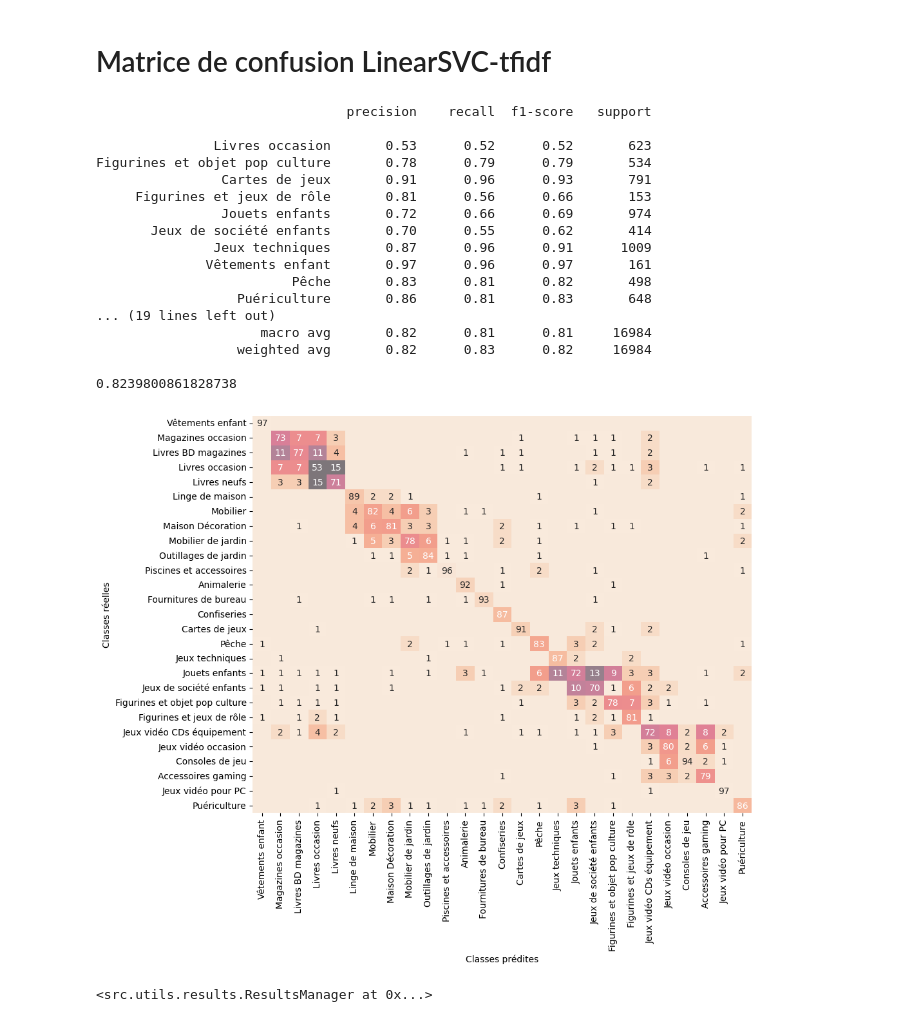
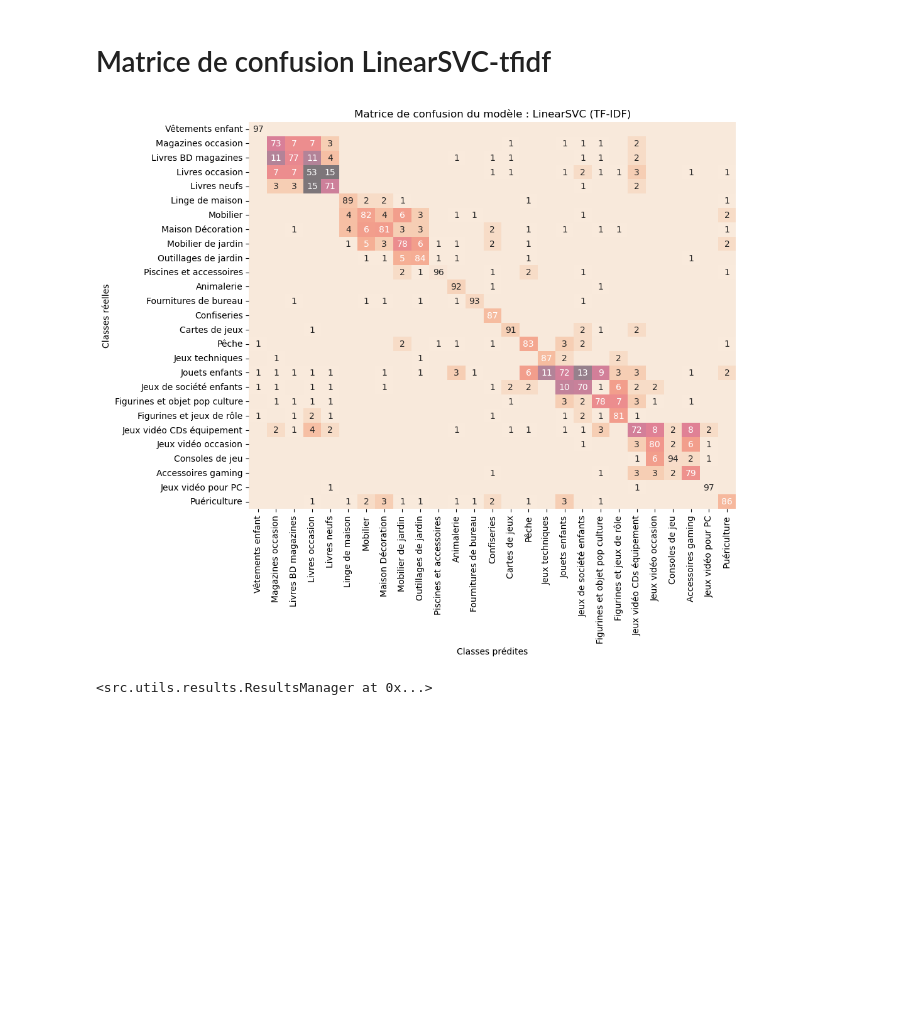
Before and after one commit to Konarovic/Rakuten, a Jupyter notebook: notebook/notebook_rapport.ipynb, the cells around one changed output. Cells and saved outputs as stored; diff of their text form; code cells hidden in the pictures; blank space fills up the shorter version.

Commit message:
Improve plot confusion matrix and f1 scores reports

```diff
--- a/notebook/notebook_rapport.ipynb
+++ b/notebook/notebook_rapport.ipynb
@@ -66,25 +67,12 @@ res.plot_f1_scores(filter_model=['text/LinearSVC_tfidf', 'text/camembert-base',
 <src.utils.results.ResultsManager at 0x...>
 # %% [markdown]
 # Matrice de confusion LinearSVC-tfidf
-# %%
-res.plot_classification_report('text/LinearSVC_tfidf')
-# %% [output]
-                                precision    recall  f1-score   support
-
-               Livres occasion       0.53      0.52      0.52       623
-Figurines et objet pop culture       0.78      0.79      0.79       534
-                Cartes de jeux       0.91      0.96      0.93       791
-     Figurines et jeux de rôle       0.81      0.56      0.66       153
-                Jouets enfants       0.72      0.66      0.69       974
-       Jeux de société enfants       0.70      0.55      0.62       414
-               Jeux techniques       0.87      0.96      0.91      1009
-              Vêtements enfant       0.97      0.96      0.97       161
-                         Pêche       0.83      0.81      0.82       498
-                  Puériculture       0.86      0.81      0.83       648
-... (19 lines left out)
-                     macro avg       0.82      0.81      0.81     16984
-                  weighted avg       0.82      0.83      0.82     16984
-
-0.8239800861828738
-[figure, removed]
-<src.utils.results.ResultsManager at 0x...>
+# %%
+import src.utils.plot as uplot
+import src.utils.results as results
+reload(uplot)
+reload(results)
+res.plot_confusion_matrix('text/LinearSVC_tfidf', model_label='LinearSVC (TF-IDF)')
+# %% [output]
+[figure, added]
+<src.utils.results.ResultsManager at 0x...>
```
Also changed, not shown: parts of 2 cells of this notebook, 2 other files.
